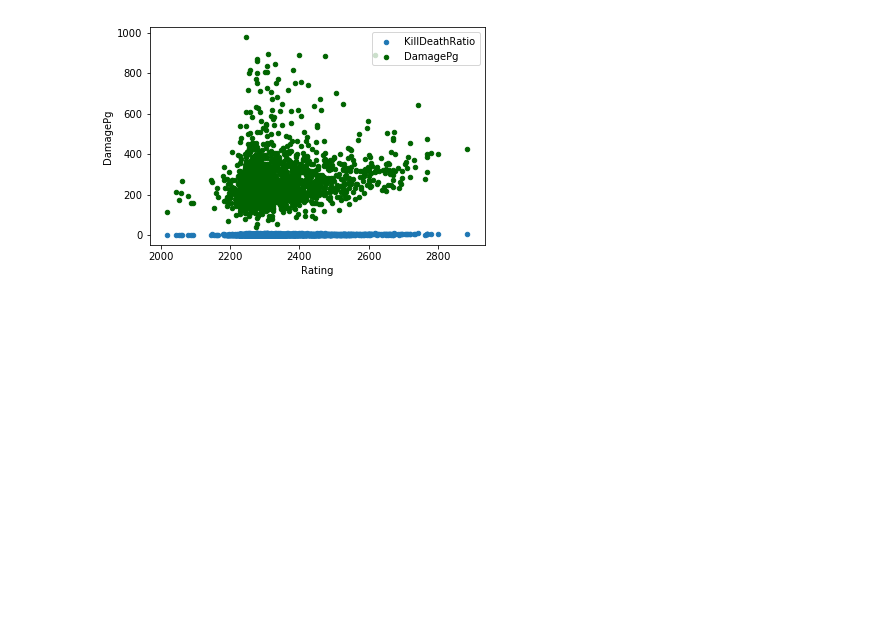
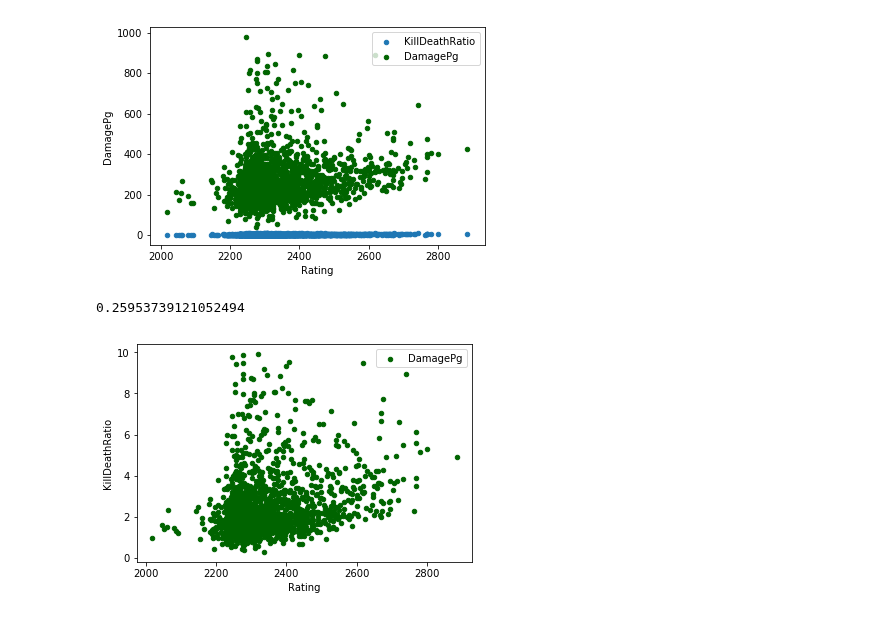
Before and after one commit to jin-yc10/pubg-data, a Jupyter notebook: visualize.ipynb, the cells around one changed output. Drawn from its saved outputs; the diff is of its cells as text; code cells hidden in the pictures; blank space fills up the shorter version.

```diff
--- a/visualize.ipynb
+++ b/visualize.ipynb
@@ -62,3 +74,11 @@ ax = filter_df.plot.scatter(x='Rating', y='KillDeathRatio', label='KillDeathRati
 filter_df.plot.scatter(x='Rating', y='DamagePg', color='DarkGreen', label='DamagePg', ax=ax);
 # %% [output]
 [figure]
+# %%
+filter_df['Rating'].corr(filter_df['KillDeathRatio'])
+# %% [output]
+0.25953739121052494
+# %%
+filter_df.plot.scatter(x='Rating', y='KillDeathRatio', color='DarkGreen', label='DamagePg');
+# %% [output]
+[figure, added]
```
Also changed, not shown: parts of 4 cells of this notebook, 2 other files.
